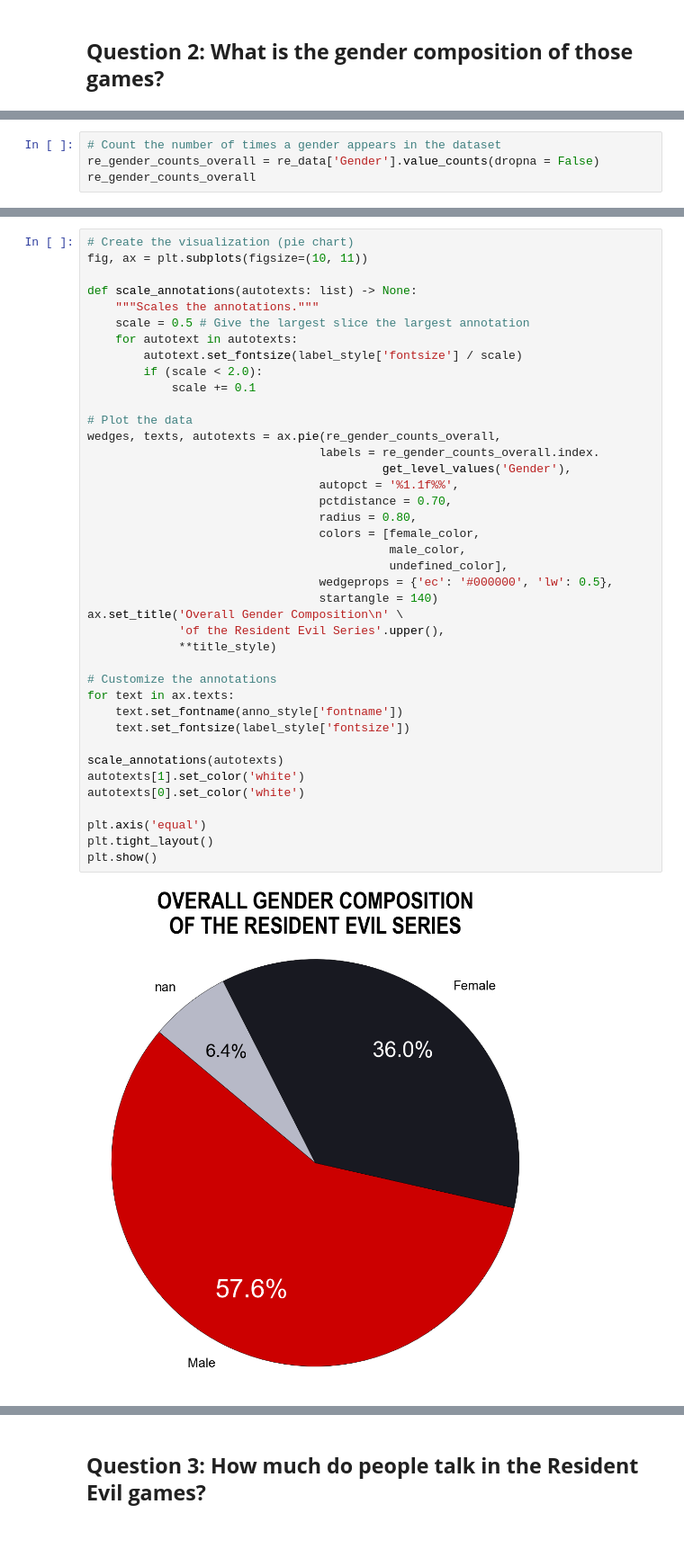
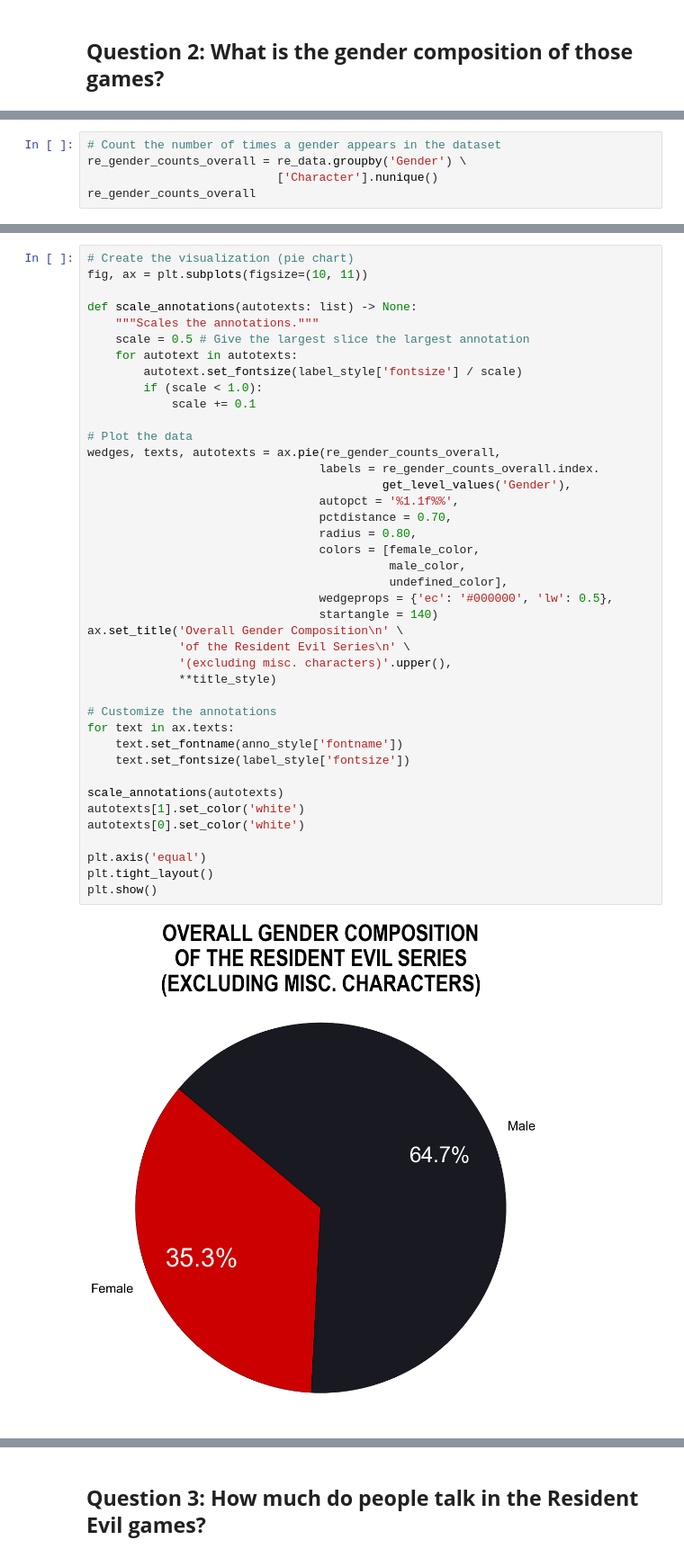
Before and after one commit to something999/is-278-resident-evil-data-viz, a Jupyter notebook: re-all-data/RE_Data_Analysis.ipynb, the cells around one changed output, grey strips where cells are left out. Shown at 90% size. Saved outputs shown, nothing was run; the diff lists cells and outputs as text.

```diff
--- a/re-all-data/RE_Data_Analysis.ipynb
+++ b/re-all-data/RE_Data_Analysis.ipynb
@@ -205,6 +205,7 @@ plt.show()
 # %%
 # Count the number of times a gender appears in the dataset
-re_gender_counts_overall = re_data['Gender'].value_counts(dropna = False)
+re_gender_counts_overall = re_data.groupby('Gender') \
+                           ['Character'].nunique()
 re_gender_counts_overall
 # %% [output]
 Gender
@@ -221,36 +221,37 @@ def scale_annotations(autotexts: list) -> None:
     scale = 0.5 # Give the largest slice the largest annotation
     for autotext in autotexts:
         autotext.set_fontsize(label_style['fontsize'] / scale)
-        if (scale < 2.0):
+        if (scale < 1.0):
             scale += 0.1
 
 # Plot the data
 wedges, texts, autotexts = ax.pie(re_gender_counts_overall,
                                  labels = re_gender_counts_overall.index.
                                           get_level_values('Gender'),
                                  autopct = '%1.1f%%',
                                  pctdistance = 0.70,
                                  radius = 0.80,
                                  colors = [female_color,
                                            male_color,
                                            undefined_color],
                                  wedgeprops = {'ec': '#000000', 'lw': 0.5},
                                  startangle = 140)
 ax.set_title('Overall Gender Composition\n' \
-             'of the Resident Evil Series'.upper(),
+             'of the Resident Evil Series\n' \
+             '(excluding misc. characters)'.upper(),
              **title_style)
 
 # Customize the annotations
 for text in ax.texts:
     text.set_fontname(anno_style['fontname'])
     text.set_fontsize(label_style['fontsize'])
 
 scale_annotations(autotexts)
 autotexts[1].set_color('white')
 autotexts[0].set_color('white')
 
 plt.axis('equal')
 plt.tight_layout()
 plt.show()
 # %% [output]
-[figure, old version]
+[figure, new version]
```
Also changed, not shown: parts of 24 cells of this notebook, 1 other file.
